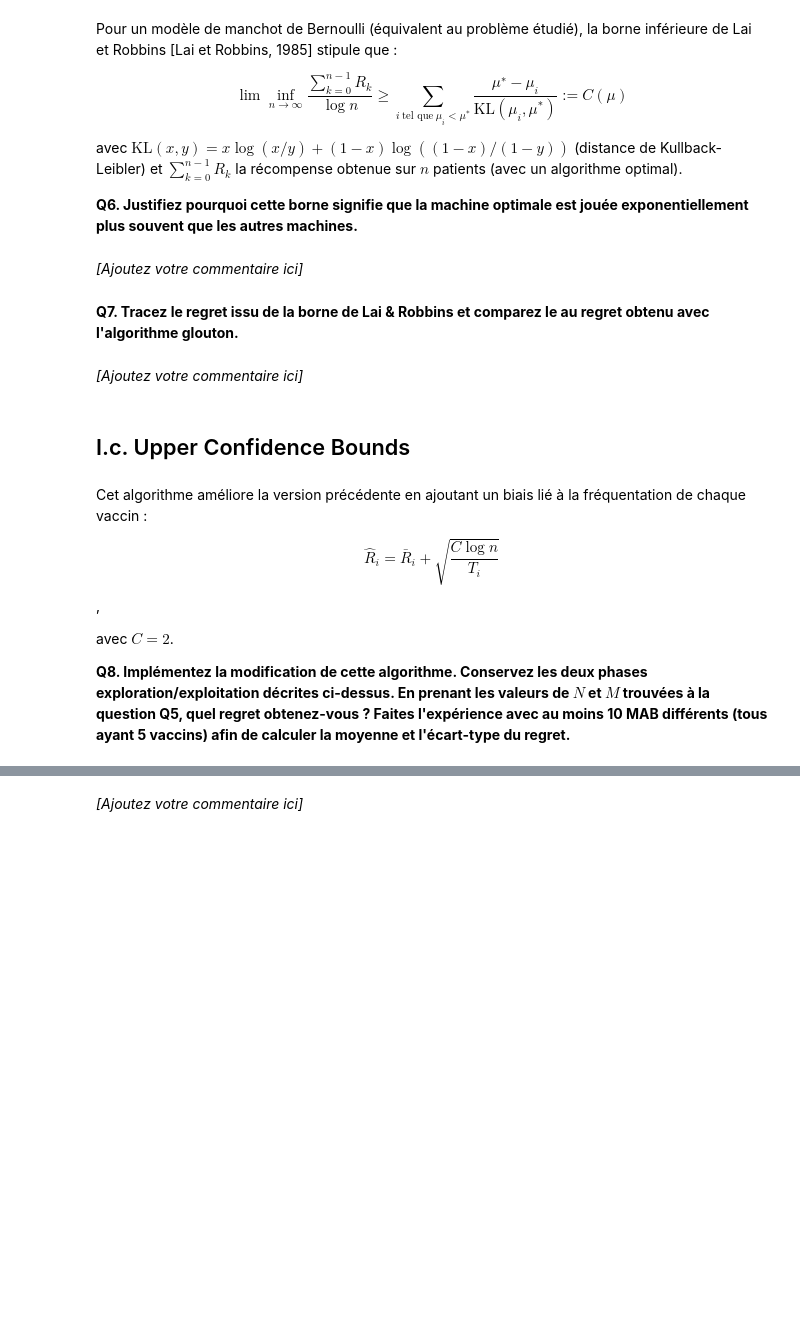
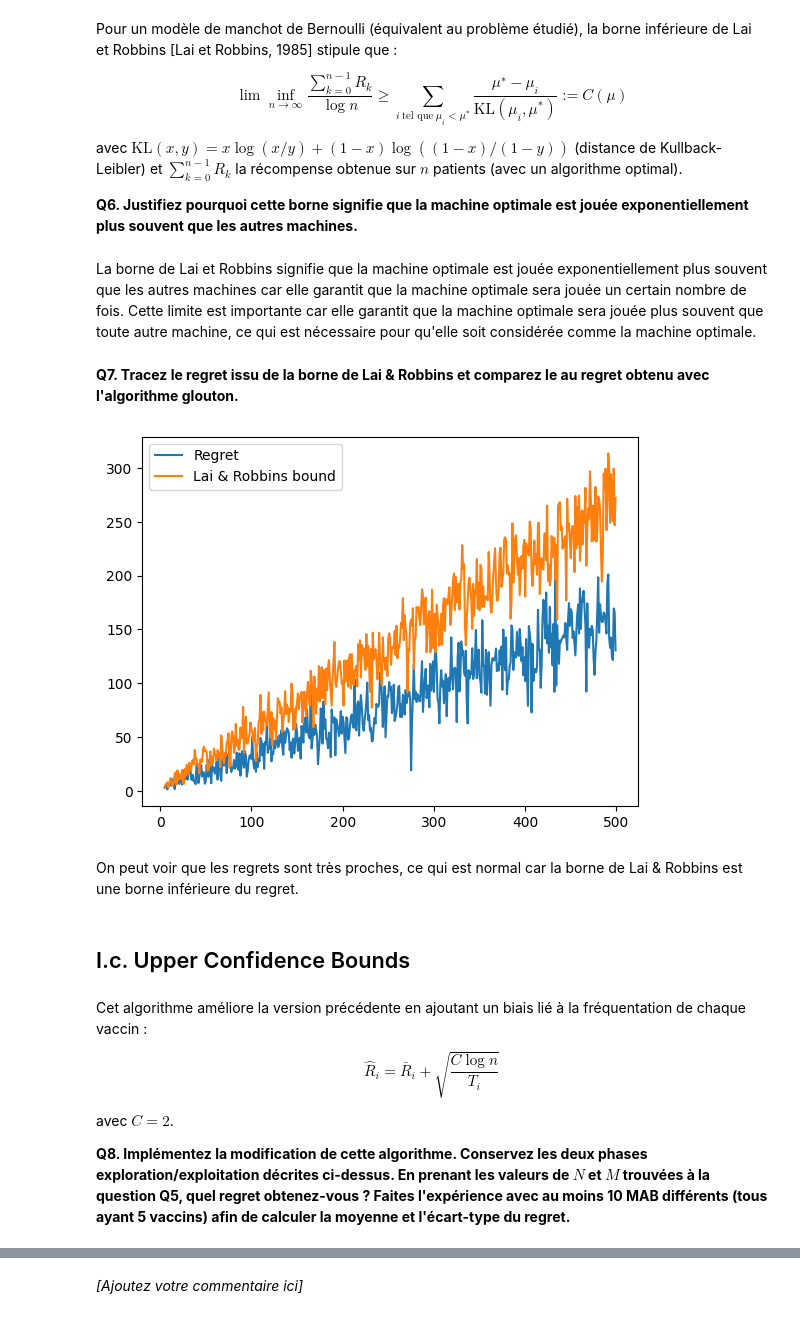
Before and after one commit to SCIA-Premium/RELE, a Jupyter notebook: tp1/C1_TP_MAB1.ipynb, the cells around one changed output, grey strips where cells are left out. Cells and saved outputs as stored; diff of their text form; code cells hidden in the pictures; blank space fills up the shorter version.

```diff
--- a/tp1/C1_TP_MAB1.ipynb
+++ b/tp1/C1_TP_MAB1.ipynb
@@ -266,18 +325,36 @@ $$\lim \inf_{n\rightarrow \infty} \frac{\sum_{k=0}^{n-1} R_k}{\log n} \geq \sum_
 
 
 **Q6. Justifiez pourquoi cette borne signifie que la machine optimale est jouée exponentiellement plus souvent que les autres machines.**
-# %% [markdown]
-*[Ajoutez votre commentaire ici]*
+# %% [markdown]
+La borne de Lai et Robbins signifie que la machine optimale est jouée exponentiellement plus souvent que les autres machines car elle garantit que la machine optimale sera jouée un certain nombre de fois. Cette limite est importante car elle garantit que la machine optimale sera jouée plus souvent que toute autre machine, ce qui est nécessaire pour qu'elle soit considérée comme la machine optimale.
 # %% [markdown]
 **Q7. Tracez le regret issu de la borne de Lai & Robbins et comparez le au regret obtenu avec l'algorithme glouton.**
-# %% [markdown]
-*[Ajoutez votre commentaire ici]*
+# %%
+# Plot the regret from the Lai & Robbins bound and compare it to the regret obtained with the greedy algorithm.
+MAB = generate_arms(K)
+
+def lai_robbins_bound(N, MAB):
+    vaccines = get_vaccines_injected(N, MAB)
+    R_i = get_vaccines_efficency(vaccines, N)
+    nu_star = max(R_i)
+    return N * nu_star
+
+lai_robbins_bounds = [lai_robbins_bound(N, MAB) for N in Ns]
+
+plt.plot(Ns, regrets, label="Regret")
+plt.plot(Ns, lai_robbins_bounds, label="Lai & Robbins bound")
+plt.legend()
+plt.show()
+# %% [output]
+[figure, added]
+# %% [markdown]
+On peut voir que les regrets sont très proches, ce qui est normal car la borne de Lai & Robbins est une borne inférieure du regret.
 # %% [markdown]
 ## I.c. Upper Confidence Bounds
 # %% [markdown]
 Cet algorithme améliore la version précédente en ajoutant un biais lié à la fréquentation de chaque vaccin :
 
-$$\hat{R}_i = \bar{R}_i + \sqrt{\frac{C\log{n}}{T_i}}$$,
+$$\hat{R}_i = \bar{R}_i + \sqrt{\frac{C\log{n}}{T_i}} $$
 
 avec $C=2$.
 
```
Also changed, not shown: parts of 24 cells of this notebook.
